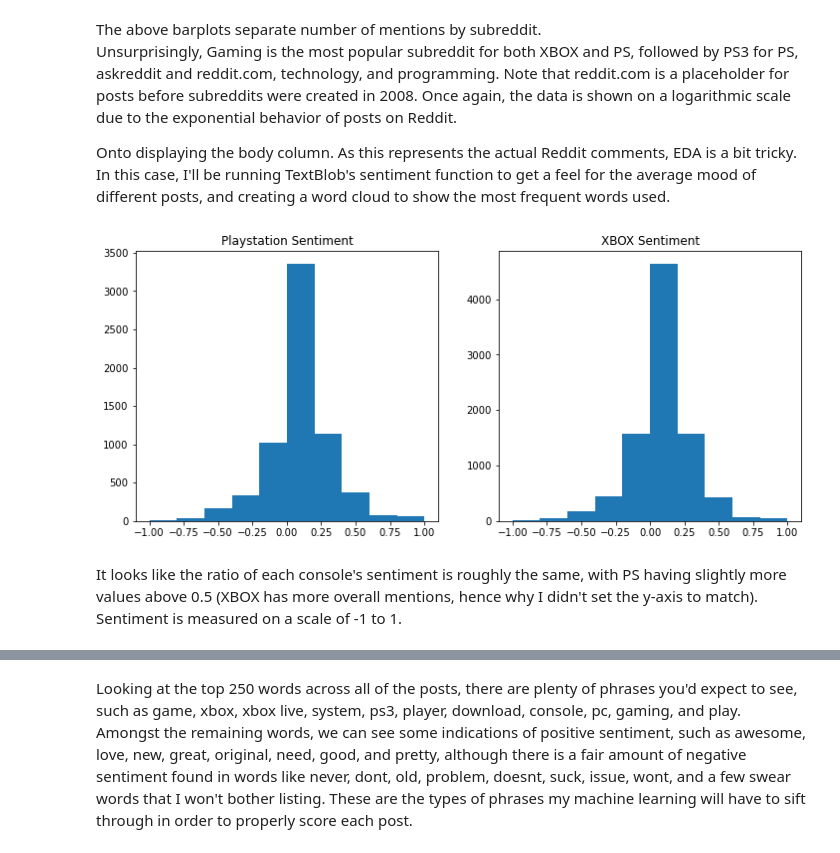
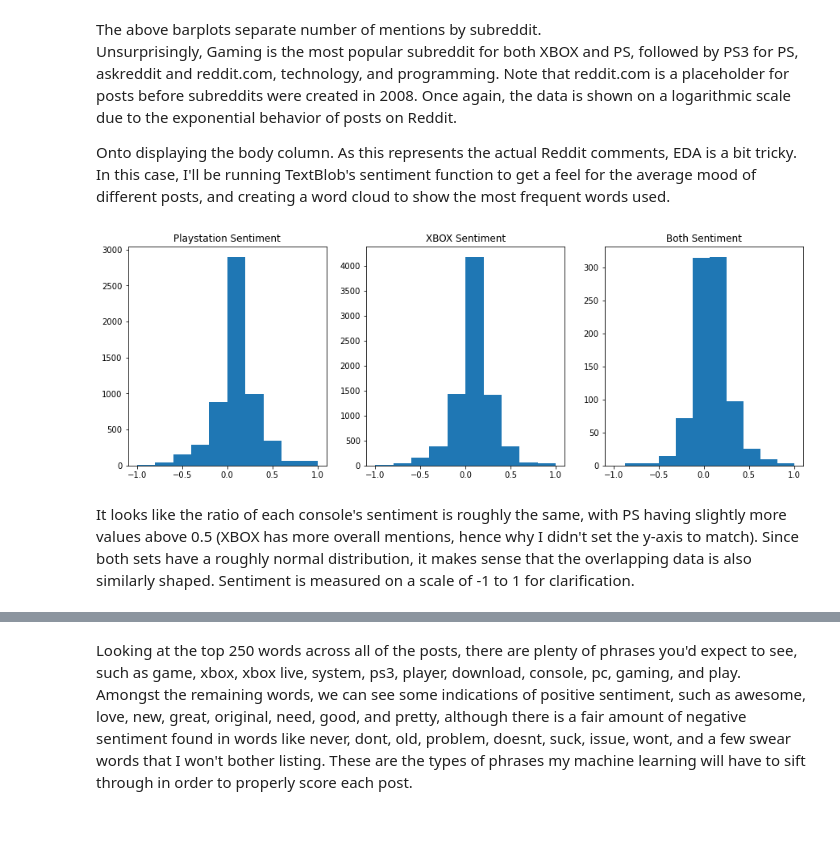
Before and after one commit to ryanlybbert/Capstone2, a Jupyter notebook: UnguidedCapstoneEDA.ipynb, the cells around one changed output, grey strips where cells are left out. Saved outputs shown, nothing was run; the diff lists cells and outputs as text; code cells hidden in the pictures; blank space fills up the shorter version.

Commit message:
bug fixes, added more graphs to EDA

```diff
--- a/UnguidedCapstoneEDA.ipynb
+++ b/UnguidedCapstoneEDA.ipynb
@@ -188,17 +290,20 @@ def paragraph_cleanse(paragraph):
 df['naive_sentiment'] = df['body'].apply(sentiment_analysis)
 df['body'] = df['body'].apply(paragraph_cleanse)
 # %%
-figs, axs = plt.subplots(nrows=1, ncols=2, sharex=True, sharey=False, figsize=(12, 5))
-axs[0].hist(df['naive_sentiment'][df['PS']==True])
-axs[1].hist(df['naive_sentiment'][df['XBOX']==True])
+figs, axs = plt.subplots(nrows=1, ncols=3, sharex=True, sharey=False, figsize=(15, 5))
+axs[0].hist(df['naive_sentiment'][(df['PS']==True) & (df['XBOX']==False)])
+axs[1].hist(df['naive_sentiment'][(df['XBOX']==True) & (df['PS']==False)])
+axs[2].hist(df['naive_sentiment'][(df['XBOX']==True) & (df['PS']==True)])
 
 axs[0].set_title('Playstation Sentiment')
 axs[1].set_title('XBOX Sentiment')
+axs[2].set_title('Both Sentiment')
 plt.show()
 # %% [output]
-[figure, old version]
+[figure, new version]
 # %% [markdown]
 It looks like the ratio of each console's sentiment is roughly the same,
 with PS having slightly more values above 0.5
 (XBOX has more overall mentions, hence why I didn't set the y-axis to match).
-Sentiment is measured on a scale of -1 to 1.
+Since both sets have a roughly normal distribution, it makes sense that the overlapping data is also similarly shaped.
+Sentiment is measured on a scale of -1 to 1 for clarification.
```
Also changed, not shown: parts of 21 cells of this notebook.
